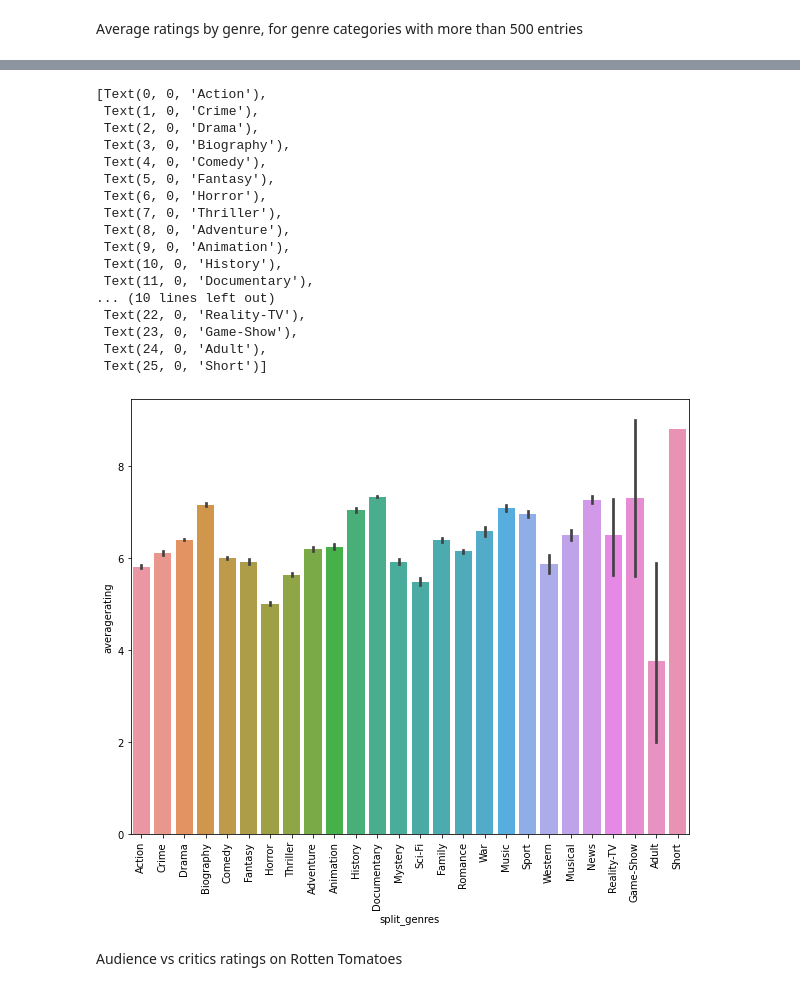
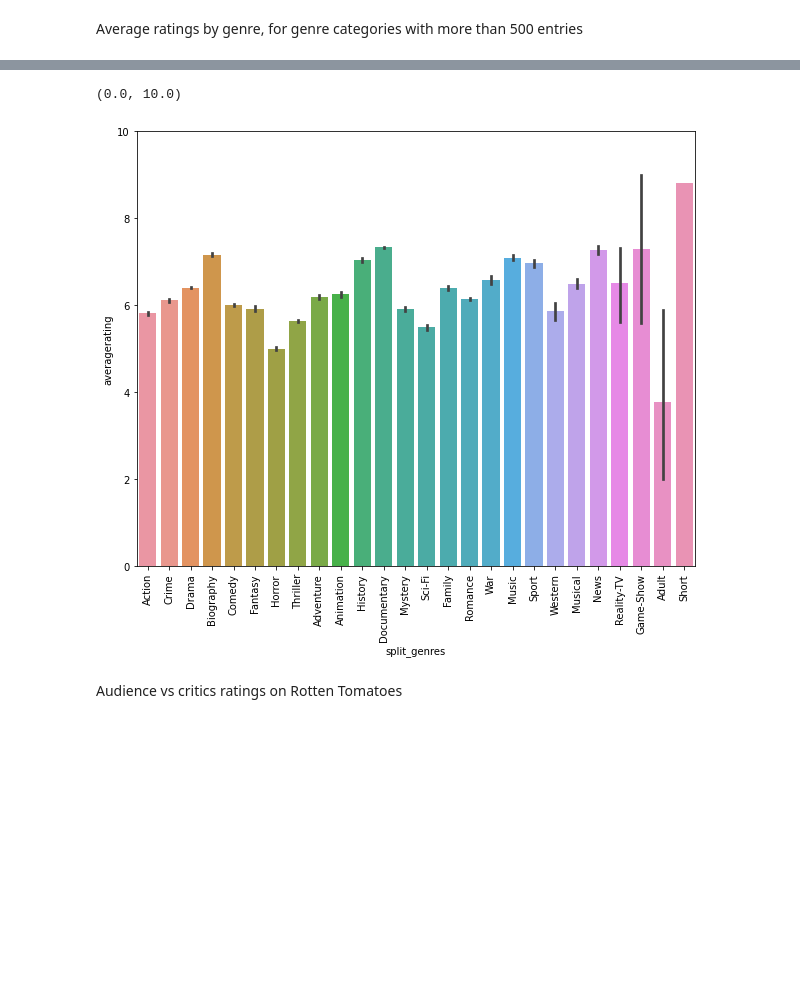
Before and after one commit to nancyho83/Microsoft-Movie-Analysis, a Jupyter notebook: cleaning-and-visualization.ipynb, the cells around one changed output, grey strips where cells are left out. Cells and saved outputs as stored; diff of their text form; code cells hidden in the pictures; blank space fills up the shorter version.

Commit message:
Updated plots

```diff
--- a/cleaning-and-visualization.ipynb
+++ b/cleaning-and-visualization.ipynb
@@ -252,26 +237,11 @@ ax.set_xticklabels(ax.get_xticklabels(), rotation=90)
 # %%
 f, ax = plt.subplots(figsize=(10,8))
 ax = sns.barplot(x='split_genres', y='averagerating', data=ratings_df)
 ax.set_xticklabels(ax.get_xticklabels(), rotation=90)
+ax.set_ylim(0,10)
 # %% [output]
-[Text(0, 0, 'Action'),
- Text(1, 0, 'Crime'),
- Text(2, 0, 'Drama'),
- Text(3, 0, 'Biography'),
- Text(4, 0, 'Comedy'),
- Text(5, 0, 'Fantasy'),
- Text(6, 0, 'Horror'),
- Text(7, 0, 'Thriller'),
- Text(8, 0, 'Adventure'),
- Text(9, 0, 'Animation'),
- Text(10, 0, 'History'),
- Text(11, 0, 'Documentary'),
-... (10 lines left out)
- Text(22, 0, 'Reality-TV'),
- Text(23, 0, 'Game-Show'),
- Text(24, 0, 'Adult'),
- Text(25, 0, 'Short')]
+(0.0, 10.0)
-[figure, old version]
+[figure, new version]
 # %% [markdown]
 Audience vs critics ratings on Rotten Tomatoes
 # %%
```
Also changed, not shown: parts of 5 cells of this notebook.
